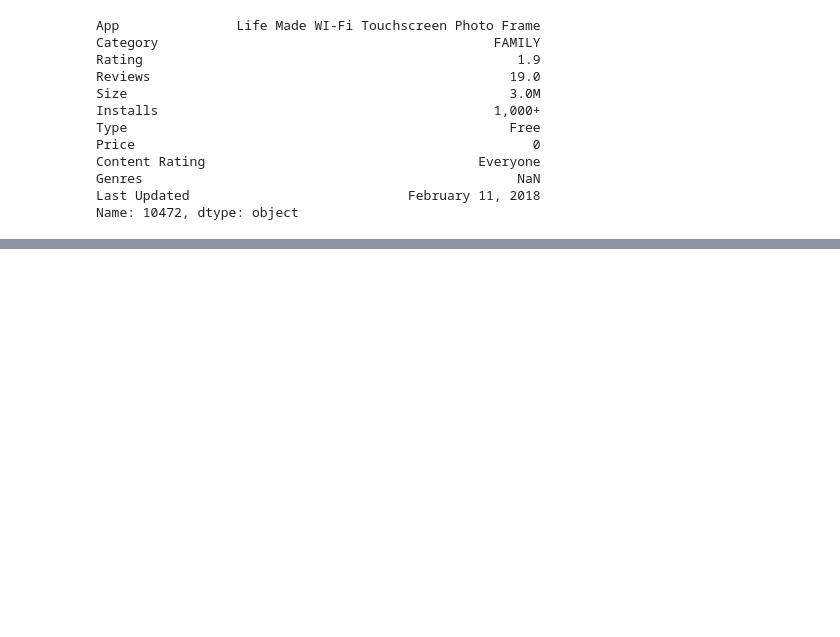
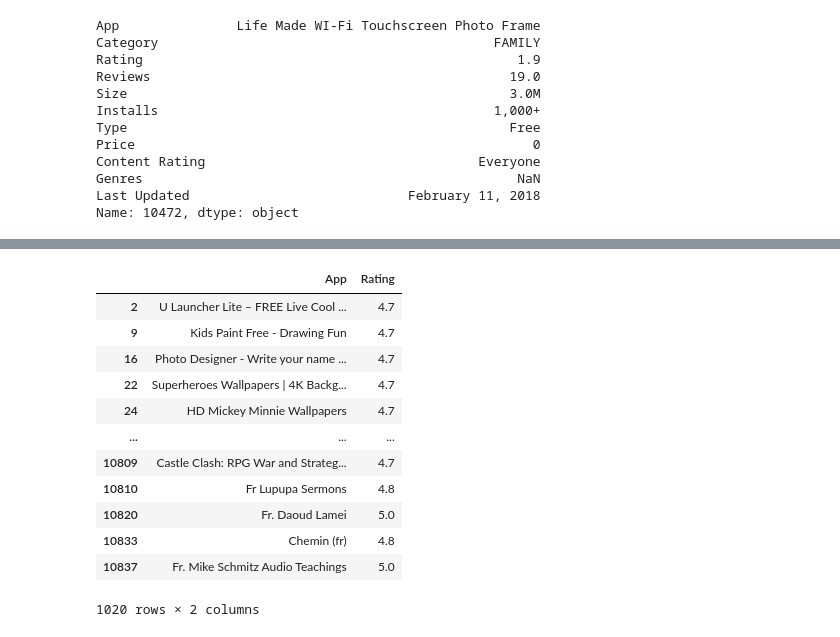
Before and after one commit to GauravSoni24/Portfolio_Apps_2026_27, a Jupyter notebook: analysis_102.ipynb, the cells around one changed output, grey strips where cells are left out. Cells and saved outputs as stored; diff of their text form; code cells hidden in the pictures; blank space fills up the shorter version.

```diff
--- a/analysis_102.ipynb
+++ b/analysis_102.ipynb
@@ -134,0 +371,17 @@ Name: count, dtype: int64
+# %%
+# 4
+df.loc[(df.Rating >= 4.7), ['App', 'Rating']].drop_duplicates()
+# %% [output]
+|  | App | Rating |
+| 2 | U Launcher Lite – FREE Live Cool ... | 4.7 |
+| 9 | Kids Paint Free - Drawing Fun | 4.7 |
+| 16 | Photo Designer - Write your name ... | 4.7 |
+| 22 | Superheroes Wallpapers | 4K Backg... | 4.7 |
+| 24 | HD Mickey Minnie Wallpapers | 4.7 |
+| ... | ... | ... |
+| 10809 | Castle Clash: RPG War and Strateg... | 4.7 |
+| 10810 | Fr Lupupa Sermons | 4.8 |
+| 10820 | Fr. Daoud Lamei | 5.0 |
+| 10833 | Chemin (fr) | 4.8 |
+| 10837 | Fr. Mike Schmitz Audio Teachings | 5.0 |
+1020 rows × 2 columns
```
Also changed, not shown: parts of 27 cells of this notebook, 2 other files.
